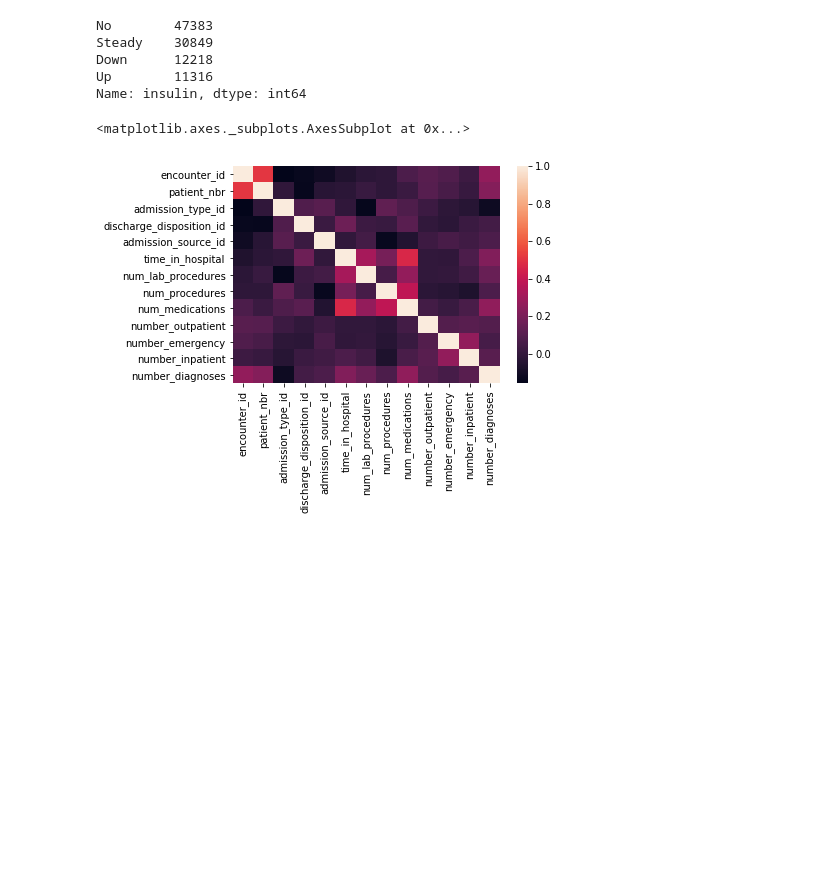
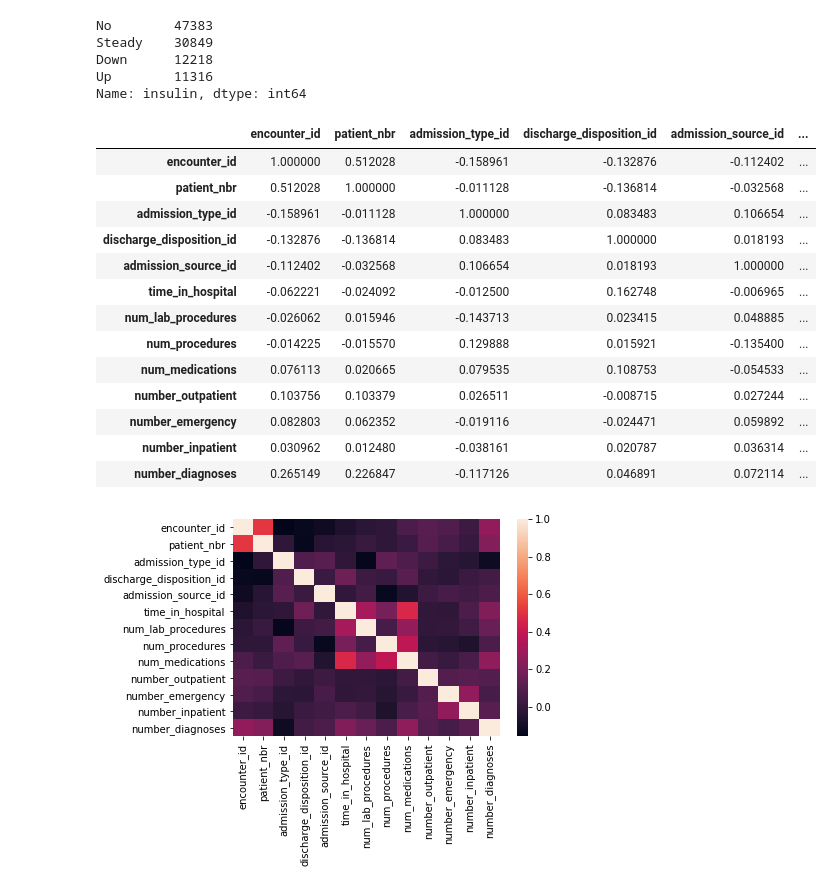
Before and after one commit to fabianlojo/Final, a Jupyter notebook: Cleaning Raw Data.ipynb, the cells around one changed output. Saved outputs shown, nothing was run; the diff lists cells and outputs as text; code cells hidden in the pictures; blank space fills up the shorter version.

```diff
--- a/Cleaning Raw Data.ipynb
+++ b/Cleaning Raw Data.ipynb
@@ -162,8 +302,23 @@ Up        11316
 Name: insulin, dtype: int64
 # %%
 import seaborn as sns
-corr_matrix = df.corr()
+corr = df._get_numeric_data().corr()
+corr_matrix = corr
 sns.heatmap(corr_matrix)
+corr
 # %% [output]
-<matplotlib.axes._subplots.AxesSubplot at 0x...>
+|  | encounter_id | patient_nbr | admission_type_id | discharge_disposition_id | admission_source_id | ... |
+| encounter_id | 1.000000 | 0.512028 | -0.158961 | -0.132876 | -0.112402 | ... |
+| patient_nbr | 0.512028 | 1.000000 | -0.011128 | -0.136814 | -0.032568 | ... |
+| admission_type_id | -0.158961 | -0.011128 | 1.000000 | 0.083483 | 0.106654 | ... |
+| discharge_disposition_id | -0.132876 | -0.136814 | 0.083483 | 1.000000 | 0.018193 | ... |
+| admission_source_id | -0.112402 | -0.032568 | 0.106654 | 0.018193 | 1.000000 | ... |
+| time_in_hospital | -0.062221 | -0.024092 | -0.012500 | 0.162748 | -0.006965 | ... |
+| num_lab_procedures | -0.026062 | 0.015946 | -0.143713 | 0.023415 | 0.048885 | ... |
+| num_procedures | -0.014225 | -0.015570 | 0.129888 | 0.015921 | -0.135400 | ... |
+| num_medications | 0.076113 | 0.020665 | 0.079535 | 0.108753 | -0.054533 | ... |
+| number_outpatient | 0.103756 | 0.103379 | 0.026511 | -0.008715 | 0.027244 | ... |
+| number_emergency | 0.082803 | 0.062352 | -0.019116 | -0.024471 | 0.059892 | ... |
+| number_inpatient | 0.030962 | 0.012480 | -0.038161 | 0.020787 | 0.036314 | ... |
+| number_diagnoses | 0.265149 | 0.226847 | -0.117126 | 0.046891 | 0.072114 | ... |
 [figure]
```
Also changed, not shown: parts of 14 cells of this notebook.
